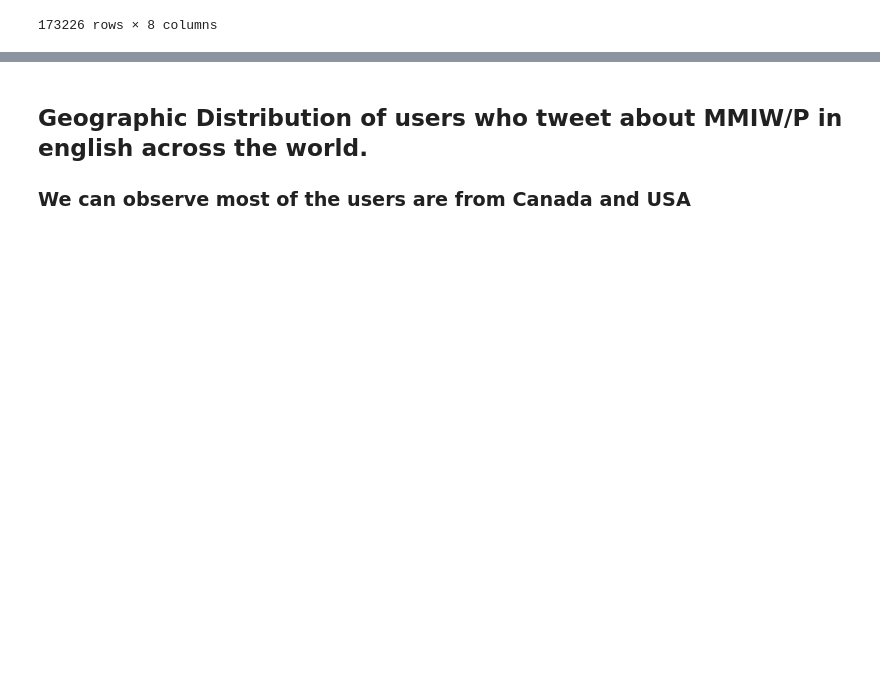
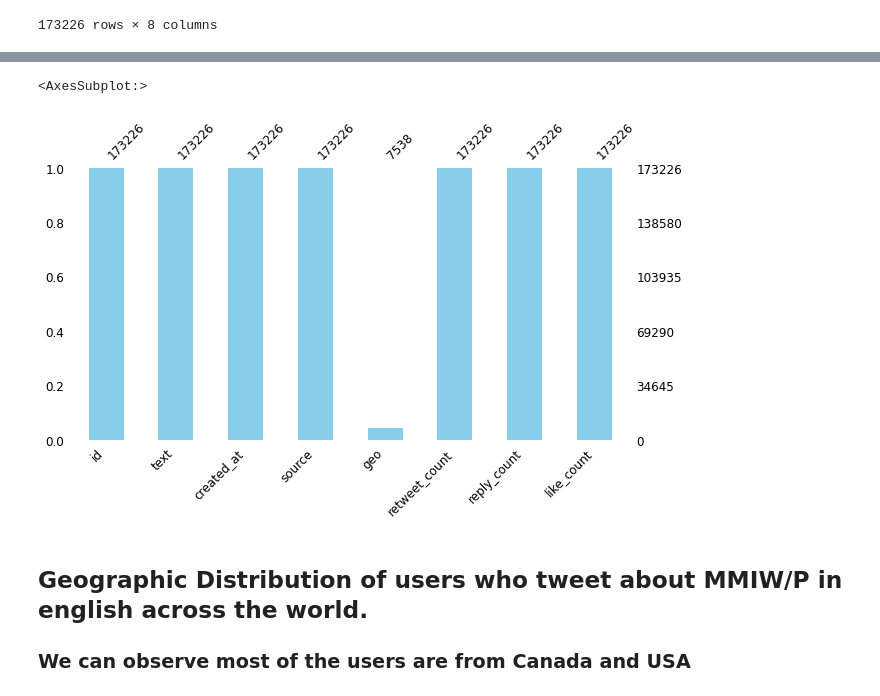
Before and after one commit to shai0002/Social-Media-Analysis-on-Missing-and-Murdered-Indigenous-Women-using-Data-Science-and-Analytics, a Jupyter notebook: tweets_dataframe.ipynb, the cells around one changed output, grey strips where cells are left out. Drawn from its saved outputs; the diff is of its cells as text; code cells hidden in the pictures; blank space fills up the shorter version.

```diff
--- a/tweets_dataframe.ipynb
+++ b/tweets_dataframe.ipynb
@@ -99,3 +133,8 @@ tweets_frame
+# %%
+msno.bar(tweets_frame, color="skyblue", figsize=(10,5), fontsize=12)
+# %% [output]
+<AxesSubplot:>
+[figure, added]
 # %% [markdown]
 ## Geographic Distribution of users who tweet about MMIW/P in english across the world.
 
```
Also changed, not shown: parts of 26 cells of this notebook.
